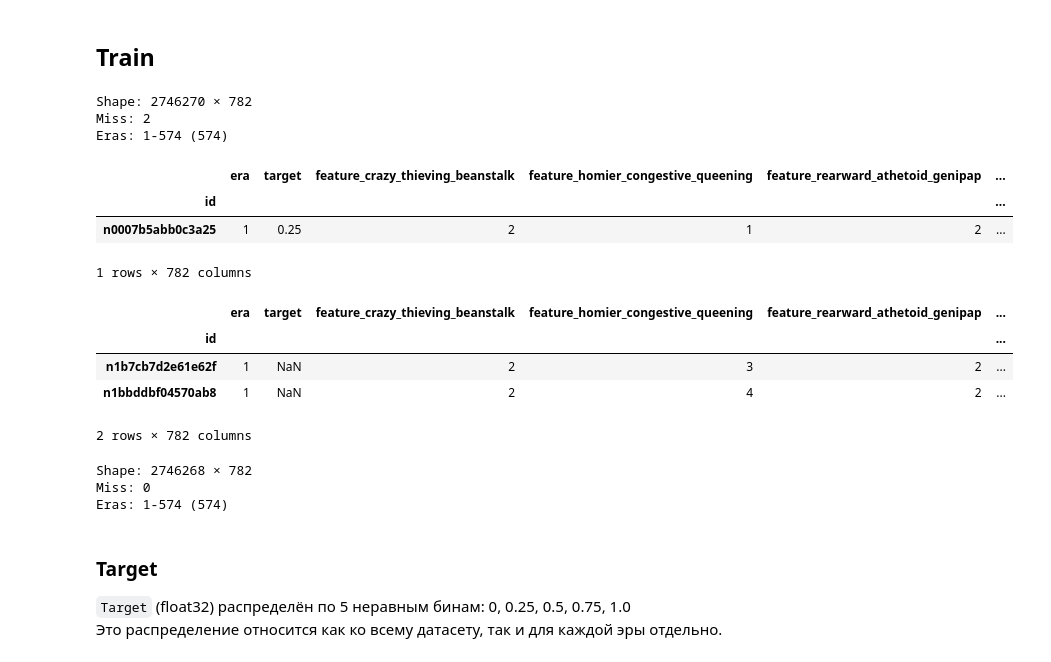
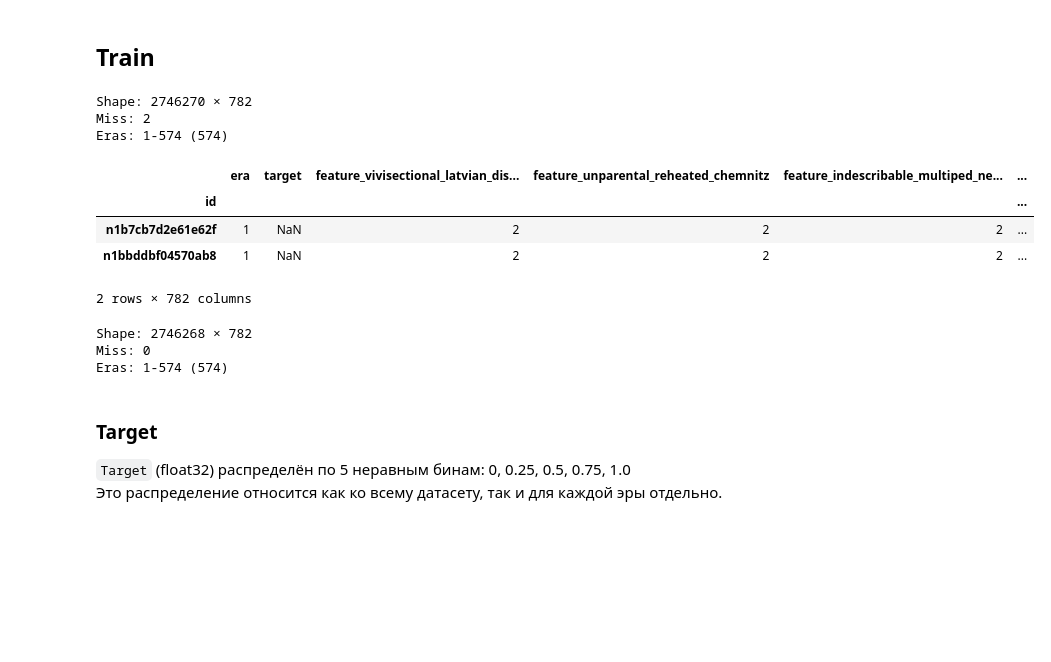
Before and after one commit to densetsu42791/numerai-tournament, a Jupyter notebook: Preparing_Datasets.ipynb, the cells around one changed output. Drawn from its saved outputs; the diff is of its cells as text; code cells hidden in the pictures; blank space fills up the shorter version.

```diff
--- a/Preparing_Datasets.ipynb
+++ b/Preparing_Datasets.ipynb
@@ -174,32 +177,25 @@ display(grouped_sets_df)
 # %%
 # Load dataset with medium features
 train = pd.read_parquet(f"{DATA_VERSION}/train.parquet", columns=["era", "target"] + medium_set)
 train['era'] = train['era'].astype(int)
+describe_df(train)
 
+# Drop rows where target=NaN
+display(train[train.isna().any(axis=1)])
+train = train.dropna(subset=['target'])
 describe_df(train)
-display(train.head(1))
 # %% [output]
 Shape: 2746270 × 782
 Miss: 2
 Eras: 1-574 (574)
-|  | era | target | feature_crazy_thieving_beanstalk | feature_homier_congestive_queening | feature_rearward_athetoid_genipap | ... |
+|  | era | target | feature_vivisectional_latvian_dis... | feature_unparental_reheated_chemnitz | feature_indescribable_multiped_ne... | ... |
 | id |  |  |  |  |  | ... |
-| n0007b5abb0c3a25 | 1 | 0.25 | 2 | 1 | 2 | ... |
+| n1b7cb7d2e61e62f | 1 | NaN | 2 | 2 | 2 | ... |
+| n1bbddbf04570ab8 | 1 | NaN | 2 | 2 | 2 | ... |
-1 rows × 782 columns
+2 rows × 782 columns
+Shape: 2746268 × 782
+Miss: 0
+Eras: 1-574 (574)
-# %%
-# Drop rows where target=NaN
-display(train[train.isna().any(axis=1)])
-train = train.dropna(subset=['target'])
-describe_df(train)
-# %% [output]
-|  | era | target | feature_crazy_thieving_beanstalk | feature_homier_congestive_queening | feature_rearward_athetoid_genipap | ... |
-| id |  |  |  |  |  | ... |
-| n1b7cb7d2e61e62f | 1 | NaN | 2 | 3 | 2 | ... |
-| n1bbddbf04570ab8 | 1 | NaN | 2 | 4 | 2 | ... |
-2 rows × 782 columns
-Shape: 2746268 × 782
-Miss: 0
-Eras: 1-574 (574)
 # %% [markdown]
 ### Target
 
```
Also changed, not shown: parts of 41 cells of this notebook, 8 other files.
